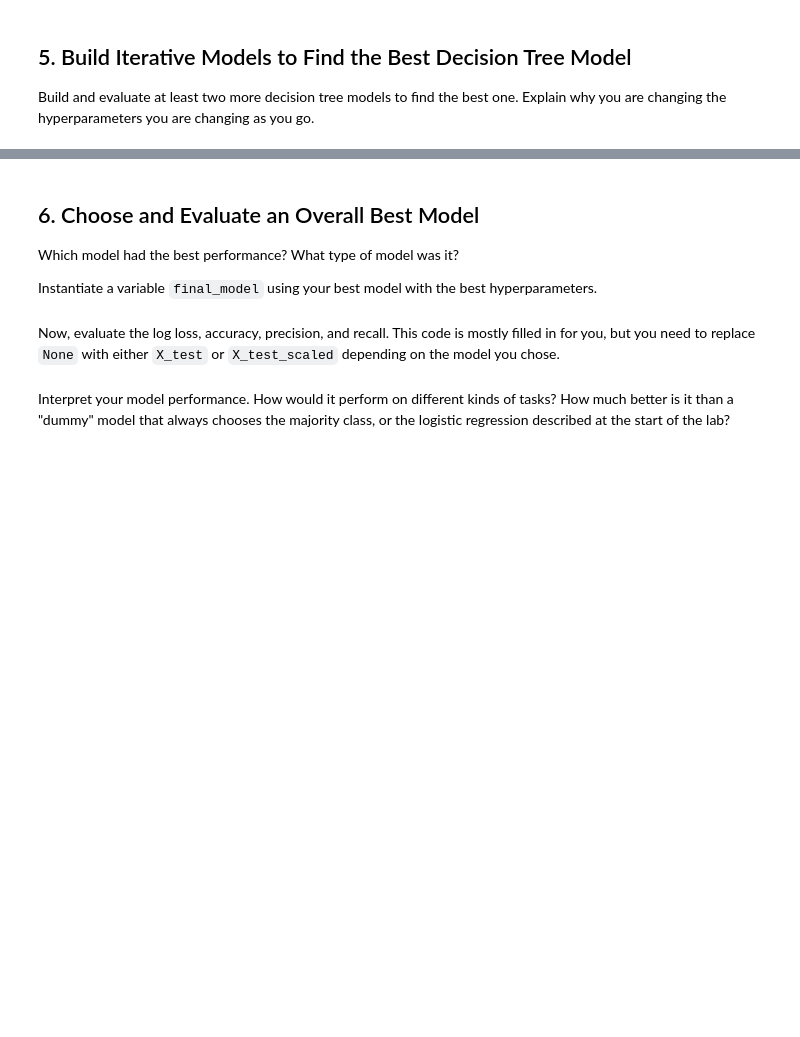
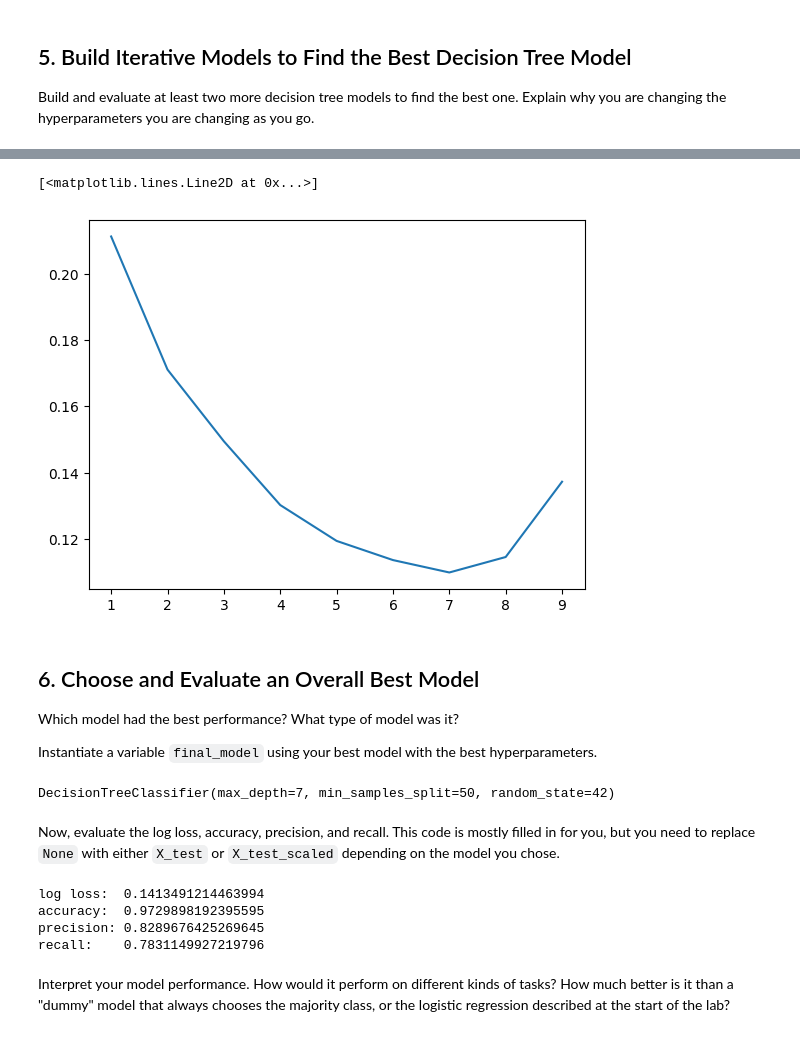
Before and after one commit to bmjaron/dsc-nonparametric-models-lab, a Jupyter notebook: index.ipynb, the cells around one changed output, grey strips where cells are left out. Saved outputs shown, nothing was run; the diff lists cells and outputs as text; code cells hidden in the pictures; blank space fills up the shorter version.

```diff
--- a/index.ipynb
+++ b/index.ipynb
@@ -268,3 +289,15 @@ Build and evaluate at least two more decision tree models to find the best one.
+# %%
+# Your code here (add more cells as needed)
+
+scores = []
+for x in range(1,10):
+  dtc = DecisionTreeClassifier(min_samples_split=50, max_depth=x)
+  scores.append(cross_val_score(dtc, X_train, y_train, scoring='neg_log_loss').mean()*-1)
+
+plt.plot(range(1,10), scores)
+# %% [output]
+[<matplotlib.lines.Line2D at 0x...>]
+[figure, added]
 # %% [markdown]
 ## 6. Choose and Evaluate an Overall Best Model
 
@@ -273,23 +306,30 @@ Which model had the best performance? What type of model was it?
 Instantiate a variable `final_model` using your best model with the best hyperparameters.
 # %%
 # Replace None with appropriate code
-final_model = None
+final_model = DecisionTreeClassifier(random_state=42, max_depth=7, min_samples_split=50)
 
 # Fit the model on the full training data
 # (scaled or unscaled depending on the model)
-None
+final_model.fit(X_train, y_train)
+# %% [output]
+DecisionTreeClassifier(max_depth=7, min_samples_split=50, random_state=42)
 # %% [markdown]
 Now, evaluate the log loss, accuracy, precision, and recall. This code is mostly filled in for you, but you need to replace `None` with either `X_test` or `X_test_scaled` depending on the model you chose.
 # %%
 # Replace None with appropriate code
-from sklearn.metrics import accuracy_score, precision_score, recall_score
+from sklearn.metrics import accuracy_score, precision_score, recall_score, log_loss
 
-preds = final_model.predict(None)
-probs = final_model.predict_proba(None)
+preds = final_model.predict(X_test)
+probs = final_model.predict_proba(X_test)
 
 print("log loss: ", log_loss(y_test, probs))
 print("accuracy: ", accuracy_score(y_test, preds))
 print("precision:", precision_score(y_test, preds))
 print("recall:   ", recall_score(y_test, preds))
+# %% [output]
+log loss:  0.1413491214463994
+accuracy:  0.9729898192395595
+precision: 0.8289676425269645
+recall:    0.7831149927219796
 # %% [markdown]
 Interpret your model performance. How would it perform on different kinds of tasks? How much better is it than a "dummy" model that always chooses the majority class, or the logistic regression described at the start of the lab?
```
Also changed, not shown: parts of 8 cells of this notebook.
